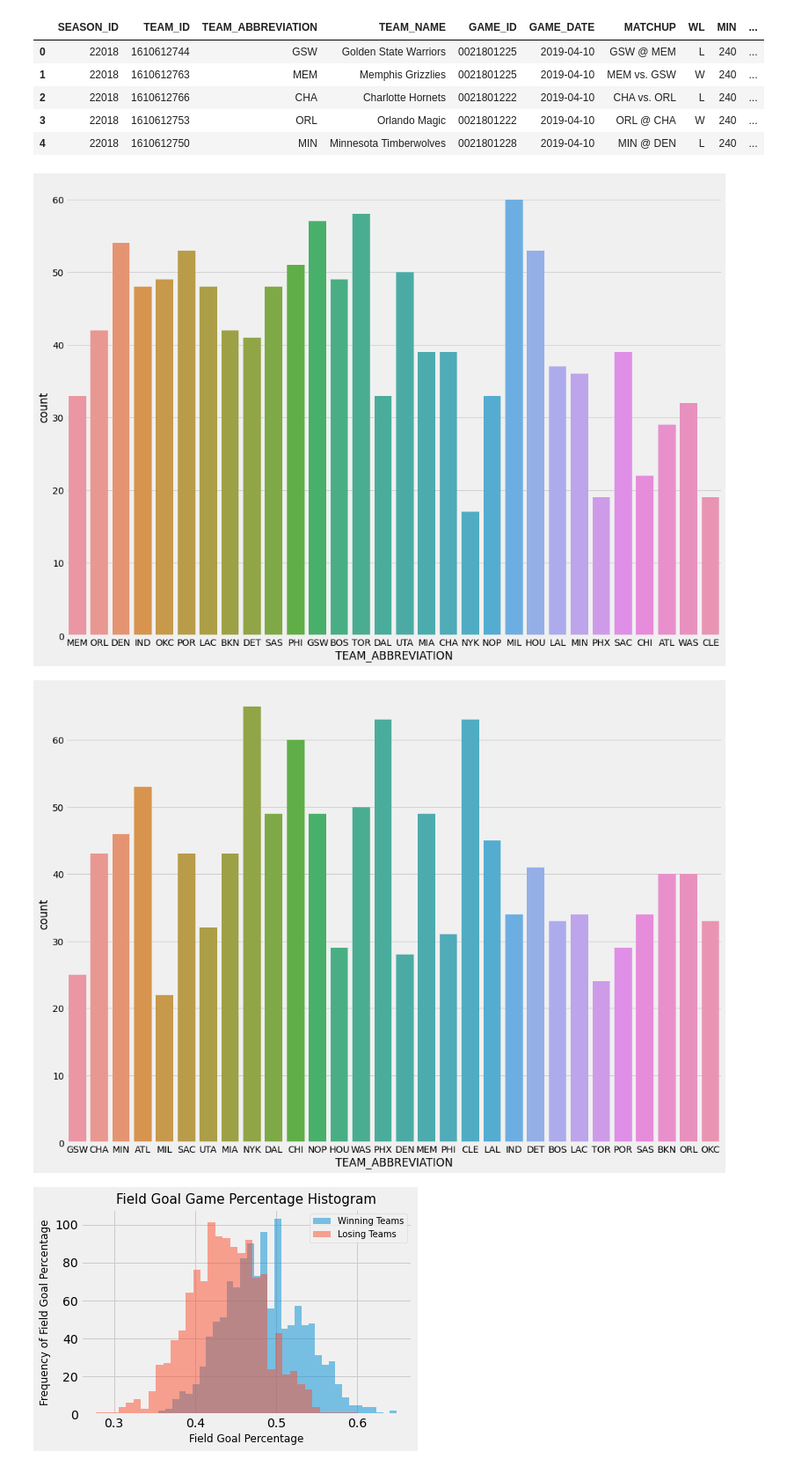
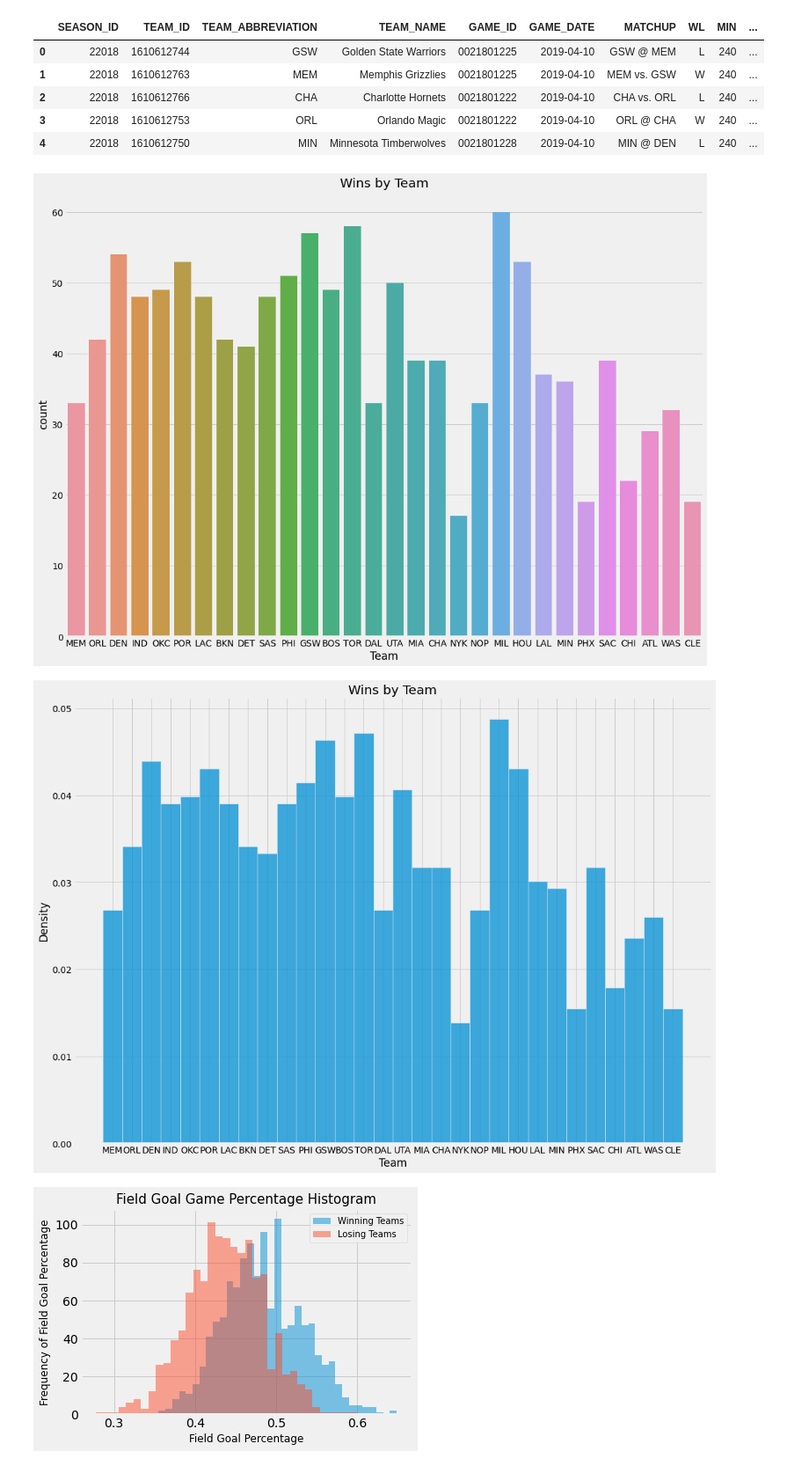
Before and after one commit to alicetsai1020/Off_v_Def_Play, a Jupyter notebook: draft.ipynb, the cells around one changed output. Shown: that part at 88% size. Saved outputs shown, nothing was run; the diff lists cells and outputs as text; code cells hidden in the pictures.

Commit message:
stat test additions

```diff
--- a/draft.ipynb
+++ b/draft.ipynb
@@ -55,6 +35,6 @@ player_df.head()
 # %%
 types_dict = {'GAME_ID': str}
-game_log_1819 = pd.read_csv('../data_1/game_log_1819.csv', dtype=types_dict)
+game_log_1819 = pd.read_csv('data_1/game_log_1819.csv', dtype=types_dict)
 game_log_1819.head()
 #2018-19 Regular season game log
 # %% [output]
@@ -262,14 +234,18 @@ game_log_1819.head()
 | 4 | 22018 | 1610612750 | MIN | Minnesota Timberwolves | 0021801228 | 2019-04-10 | MIN @ DEN | L | 240 | ... |
 # %%
 fig, ax = plt.subplots(figsize=(16,12))
-sns.countplot(x='TEAM_ABBREVIATION', data=game_win_query, ax=ax);
+sns.countplot(x='TEAM_ABBREVIATION', data=game_win_query, ax=ax, label='Team')
+ax.set_xlabel('Team')
+ax.set_title('Wins by Team');
 # %% [output]
-[figure, old version]
+[figure, new version]
 # %%
 fig, ax = plt.subplots(figsize=(16,12))
-sns.countplot(x='TEAM_ABBREVIATION', data=game_loss_query, ax=ax);
+sns.histplot(data=game_win_query, x='TEAM_ABBREVIATION', stat='density', ax=ax, label='Team')
+ax.set_xlabel('Team')
+ax.set_title('Wins by Team');
 # %% [output]
-[figure, old version]
+[figure, new version]
 # %%
 fig, ax = plt.subplots()
 ax.hist(game_win_query['FG_PCT'], alpha=0.5, bins=35, label='Winning Teams')
```
Also changed, not shown: parts of 61 cells of this notebook.
